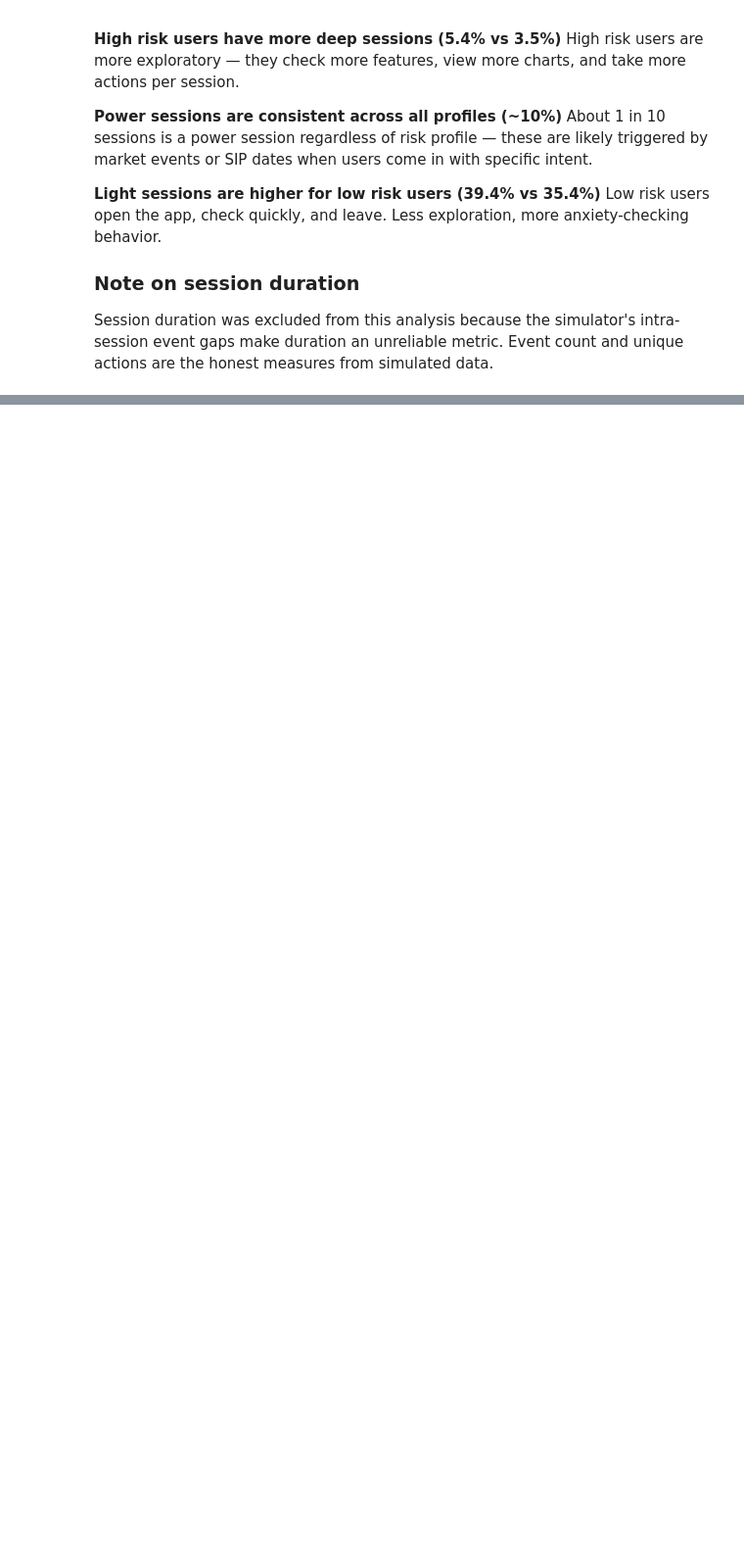
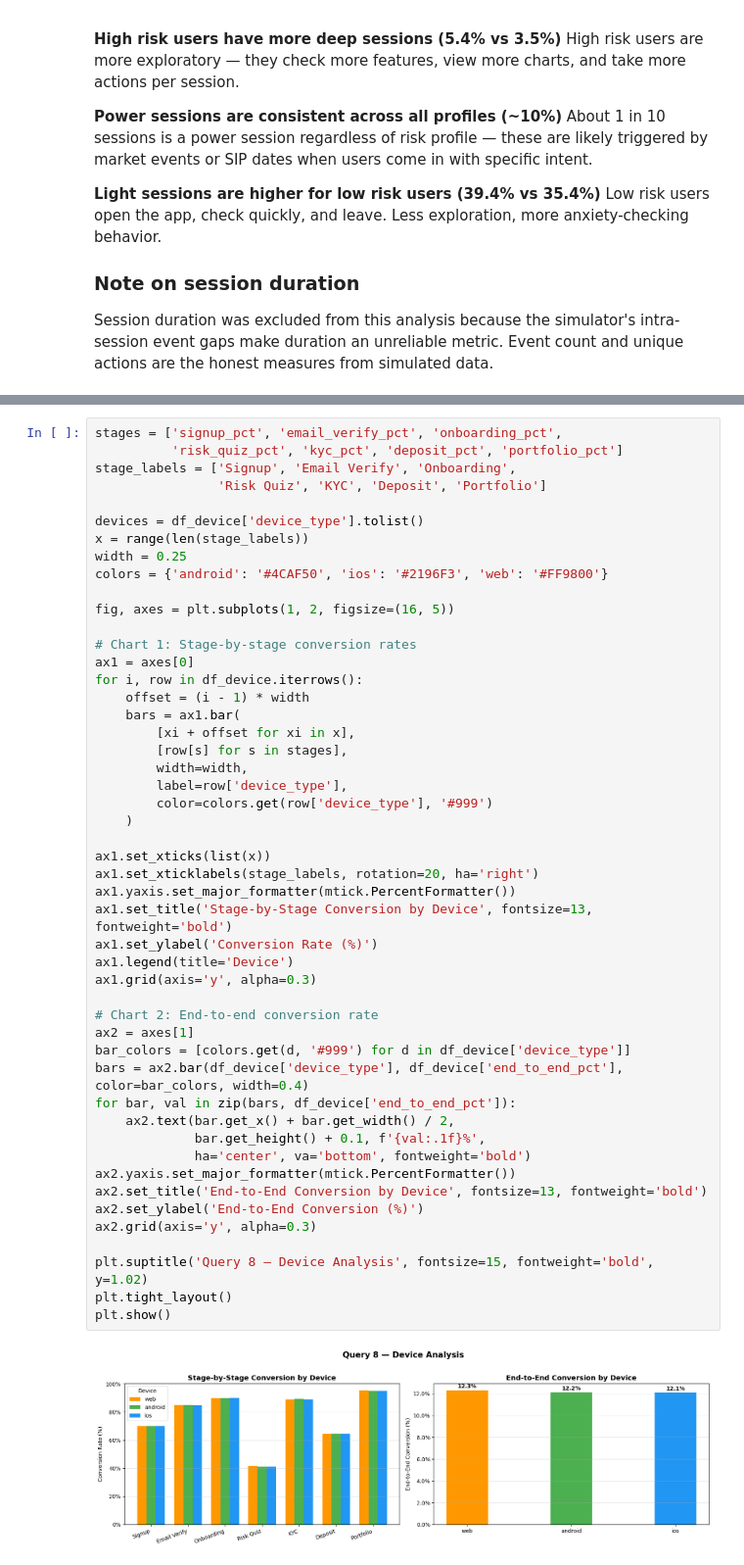
Before and after one commit to srgmnagar/FinPath, a Jupyter notebook: notebooks/finpath_analytics.ipynb, the cells around one changed output, grey strips where cells are left out. Shown at 98% size. Drawn from its saved outputs; the diff is of its cells as text; blank space fills up the shorter version.

```diff
--- a/notebooks/finpath_analytics.ipynb
+++ b/notebooks/finpath_analytics.ipynb
@@ -919,0 +970,51 @@ are the honest measures from simulated data.
+# %%
+stages = ['signup_pct', 'email_verify_pct', 'onboarding_pct',
+          'risk_quiz_pct', 'kyc_pct', 'deposit_pct', 'portfolio_pct']
+stage_labels = ['Signup', 'Email Verify', 'Onboarding',
+                'Risk Quiz', 'KYC', 'Deposit', 'Portfolio']
+
+devices = df_device['device_type'].tolist()
+x = range(len(stage_labels))
+width = 0.25
+colors = {'android': '#4CAF50', 'ios': '#2196F3', 'web': '#FF9800'}
+
+fig, axes = plt.subplots(1, 2, figsize=(16, 5))
+
+# Chart 1: Stage-by-stage conversion rates
+ax1 = axes[0]
+for i, row in df_device.iterrows():
+    offset = (i - 1) * width
+    bars = ax1.bar(
+        [xi + offset for xi in x],
+        [row[s] for s in stages],
+        width=width,
+        label=row['device_type'],
+        color=colors.get(row['device_type'], '#999')
+    )
+
+ax1.set_xticks(list(x))
+ax1.set_xticklabels(stage_labels, rotation=20, ha='right')
+ax1.yaxis.set_major_formatter(mtick.PercentFormatter())
+ax1.set_title('Stage-by-Stage Conversion by Device', fontsize=13, fontweight='bold')
+ax1.set_ylabel('Conversion Rate (%)')
+ax1.legend(title='Device')
+ax1.grid(axis='y', alpha=0.3)
+
+# Chart 2: End-to-end conversion rate
+ax2 = axes[1]
+bar_colors = [colors.get(d, '#999') for d in df_device['device_type']]
+bars = ax2.bar(df_device['device_type'], df_device['end_to_end_pct'], color=bar_colors, width=0.4)
+for bar, val in zip(bars, df_device['end_to_end_pct']):
+    ax2.text(bar.get_x() + bar.get_width() / 2,
+             bar.get_height() + 0.1, f'{val:.1f}%',
+             ha='center', va='bottom', fontweight='bold')
+ax2.yaxis.set_major_formatter(mtick.PercentFormatter())
+ax2.set_title('End-to-End Conversion by Device', fontsize=13, fontweight='bold')
+ax2.set_ylabel('End-to-End Conversion (%)')
+ax2.grid(axis='y', alpha=0.3)
+
+plt.suptitle('Query 8 — Device Analysis', fontsize=15, fontweight='bold', y=1.02)
+plt.tight_layout()
+plt.show()
+# %% [output]
+[figure, added]
```
Also changed, not shown: parts of 15 cells of this notebook, 1 other file.
